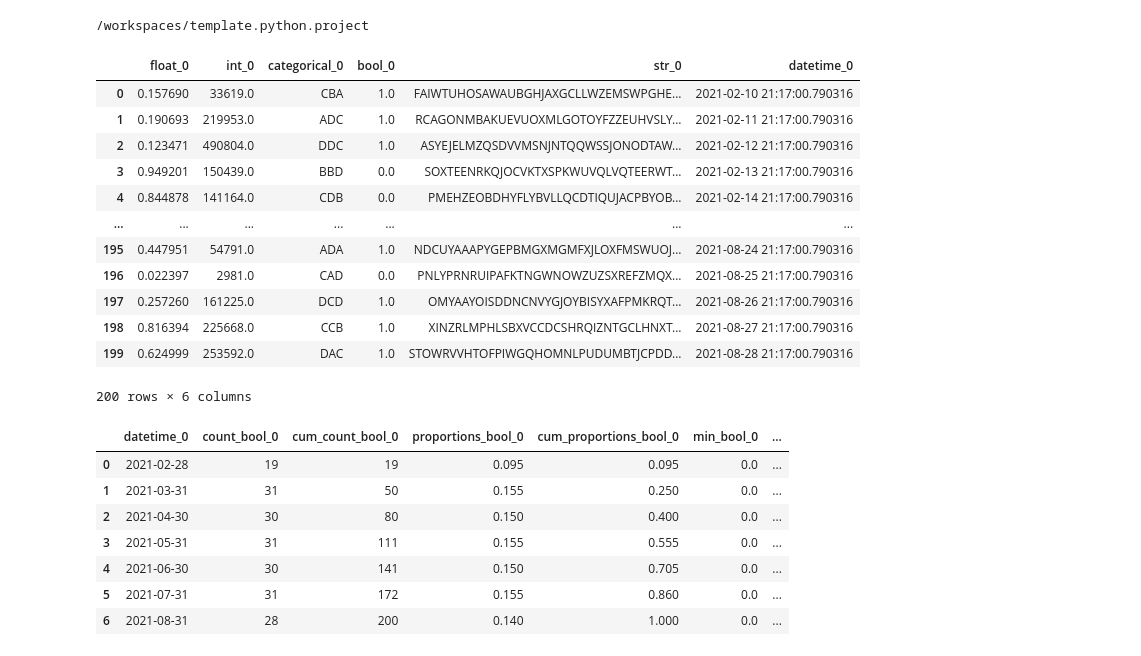
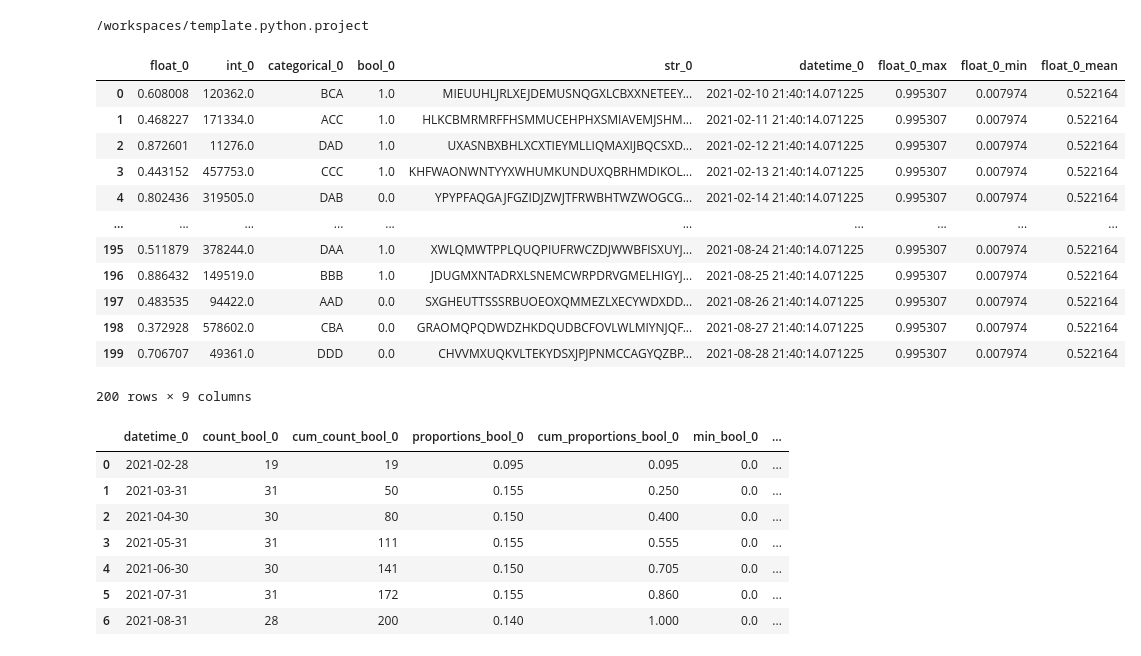
Before and after one commit to hsteinshiromoto/template.python.project, a Jupyter notebook: notebooks/bokeh-dashboard.ipynb, the cells around one changed output. Drawn from its saved outputs; the diff is of its cells as text; code cells hidden in the pictures.

```diff
--- a/notebooks/bokeh-dashboard.ipynb
+++ b/notebooks/bokeh-dashboard.ipynb
@@ -36,22 +36,26 @@ specs = {"float": [200, 1, 0] \
                         ,"datetime": [200, 1, 0] \
                         }
 df = mock_dataset(specs=specs)
-# %%
-df
-# %% [output]
-|  | float_0 | int_0 | categorical_0 | bool_0 | str_0 | datetime_0 |
-| 0 | 0.157690 | 33619.0 | CBA | 1.0 | FAIWTUHOSAWAUBGHJAXGCLLWZEMSWPGHE... | 2021-02-10 21:17:00.790316 |
-| 1 | 0.190693 | 219953.0 | ADC | 1.0 | RCAGONMBAKUEVUOXMLGOTOYFZZEUHVSLY... | 2021-02-11 21:17:00.790316 |
-| 2 | 0.123471 | 490804.0 | DDC | 1.0 | ASYEJELMZQSDVVMSNJNTQQWSSJONODTAW... | 2021-02-12 21:17:00.790316 |
-| 3 | 0.949201 | 150439.0 | BBD | 0.0 | SOXTEENRKQJOCVKTXSPKWUVQLVQTEERWT... | 2021-02-13 21:17:00.790316 |
-| 4 | 0.844878 | 141164.0 | CDB | 0.0 | PMEHZEOBDHYFLYBVLLQCDTIQUJACPBYOB... | 2021-02-14 21:17:00.790316 |
-| ... | ... | ... | ... | ... | ... | ... |
-| 195 | 0.447951 | 54791.0 | ADA | 1.0 | NDCUYAAAPYGEPBMGXMGMFXJLOXFMSWUOJ... | 2021-08-24 21:17:00.790316 |
-| 196 | 0.022397 | 2981.0 | CAD | 0.0 | PNLYPRNRUIPAFKTNGWNOWZUZSXREFZMQX... | 2021-08-25 21:17:00.790316 |
-| 197 | 0.257260 | 161225.0 | DCD | 1.0 | OMYAAYOISDDNCNVYGJOYBISYXAFPMKRQT... | 2021-08-26 21:17:00.790316 |
-| 198 | 0.816394 | 225668.0 | CCB | 1.0 | XINZRLMPHLSBXVCCDCSHRQIZNTGCLHNXT... | 2021-08-27 21:17:00.790316 |
-| 199 | 0.624999 | 253592.0 | DAC | 1.0 | STOWRVVHTOFPIWGQHOMNLPUDUMBTJCPDD... | 2021-08-28 21:17:00.790316 |
-200 rows × 6 columns
+# %%
+feature = "float_0"
+df[f"{feature}_max"] = df[feature].max()
+df[f"{feature}_min"] = df[feature].min()
+df[f"{feature}_mean"] = df[feature].mean()
+df
+# %% [output]
+|  | float_0 | int_0 | categorical_0 | bool_0 | str_0 | datetime_0 | float_0_max | float_0_min | float_0_mean |
+| 0 | 0.608008 | 120362.0 | BCA | 1.0 | MIEUUHLJRLXEJDEMUSNQGXLCBXXNETEEY... | 2021-02-10 21:40:14.071225 | 0.995307 | 0.007974 | 0.522164 |
+| 1 | 0.468227 | 171334.0 | ACC | 1.0 | HLKCBMRMRFFHSMMUCEHPHXSMIAVEMJSHM... | 2021-02-11 21:40:14.071225 | 0.995307 | 0.007974 | 0.522164 |
+| 2 | 0.872601 | 11276.0 | DAD | 1.0 | UXASNBXBHLXCXTIEYMLLIQMAXIJBQCSXD... | 2021-02-12 21:40:14.071225 | 0.995307 | 0.007974 | 0.522164 |
+| 3 | 0.443152 | 457753.0 | CCC | 1.0 | KHFWAONWNTYYXWHUMKUNDUXQBRHMDIKOL... | 2021-02-13 21:40:14.071225 | 0.995307 | 0.007974 | 0.522164 |
+| 4 | 0.802436 | 319505.0 | DAB | 0.0 | YPYPFAQGAJFGZIDJZWJTFRWBHTWZWOGCG... | 2021-02-14 21:40:14.071225 | 0.995307 | 0.007974 | 0.522164 |
+| ... | ... | ... | ... | ... | ... | ... | ... | ... | ... |
+| 195 | 0.511879 | 378244.0 | DAA | 1.0 | XWLQMWTPPLQUQPIUFRWCZDJWWBFISXUYJ... | 2021-08-24 21:40:14.071225 | 0.995307 | 0.007974 | 0.522164 |
+| 196 | 0.886432 | 149519.0 | BBB | 1.0 | JDUGMXNTADRXLSNEMCWRPDRVGMELHIGYJ... | 2021-08-25 21:40:14.071225 | 0.995307 | 0.007974 | 0.522164 |
+| 197 | 0.483535 | 94422.0 | AAD | 0.0 | SXGHEUTTSSSRBUOEOXQMMEZLXECYWDXDD... | 2021-08-26 21:40:14.071225 | 0.995307 | 0.007974 | 0.522164 |
+| 198 | 0.372928 | 578602.0 | CBA | 0.0 | GRAOMQPQDWDZHKDQUDBCFOVLWLMIYNJQF... | 2021-08-27 21:40:14.071225 | 0.995307 | 0.007974 | 0.522164 |
+| 199 | 0.706707 | 49361.0 | DDD | 0.0 | CHVVMXUQKVLTEKYDSXJPJPNMCCAGYQZBP... | 2021-08-28 21:40:14.071225 | 0.995307 | 0.007974 | 0.522164 |
+200 rows × 9 columns
 # %%
 data = bin_and_agg("datetime_0", data=df, secondary_feature="bool_0", bins_boundaries="M")
 data.reset_index(inplace=True)
```
Also changed, not shown: parts of 1 cell of this notebook.
